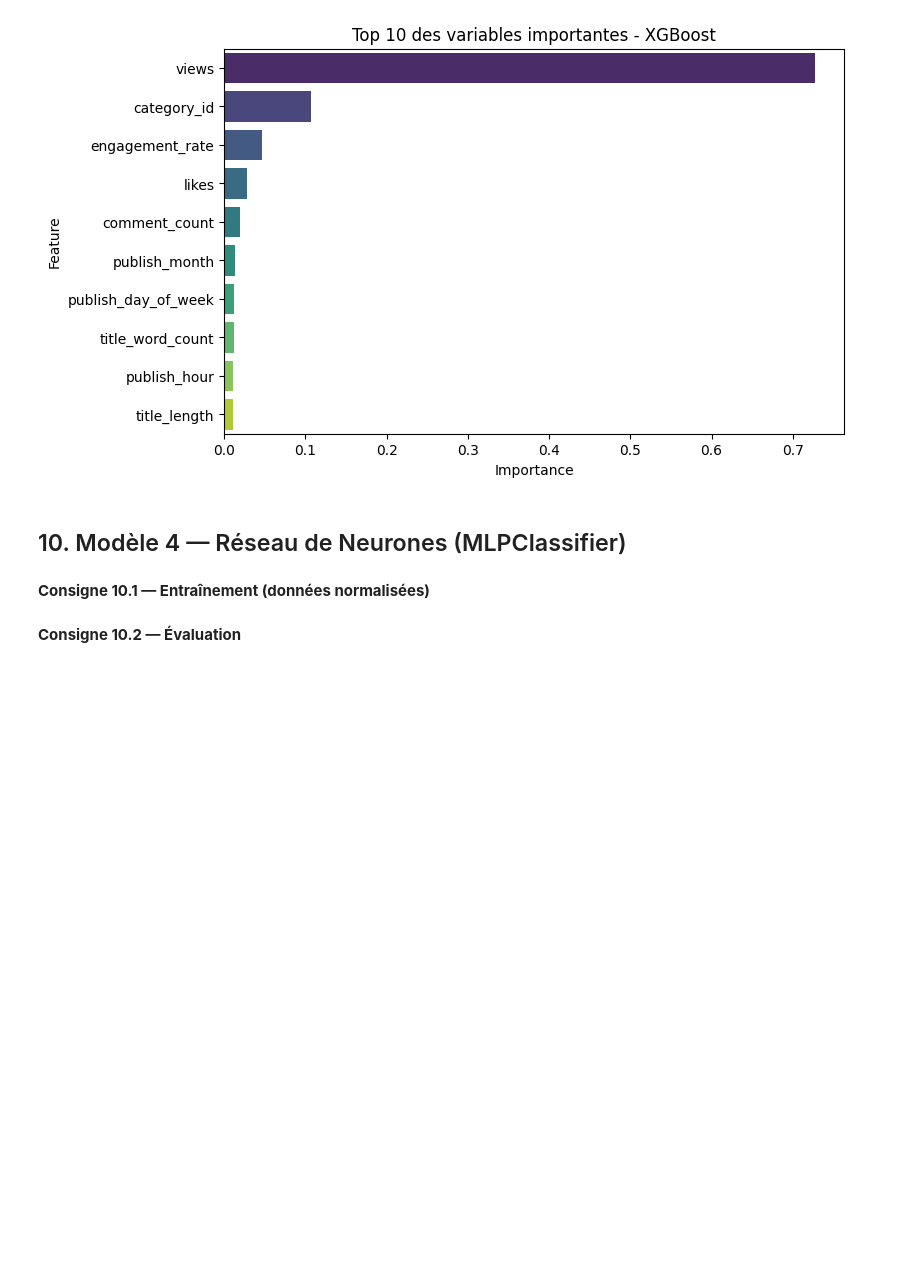
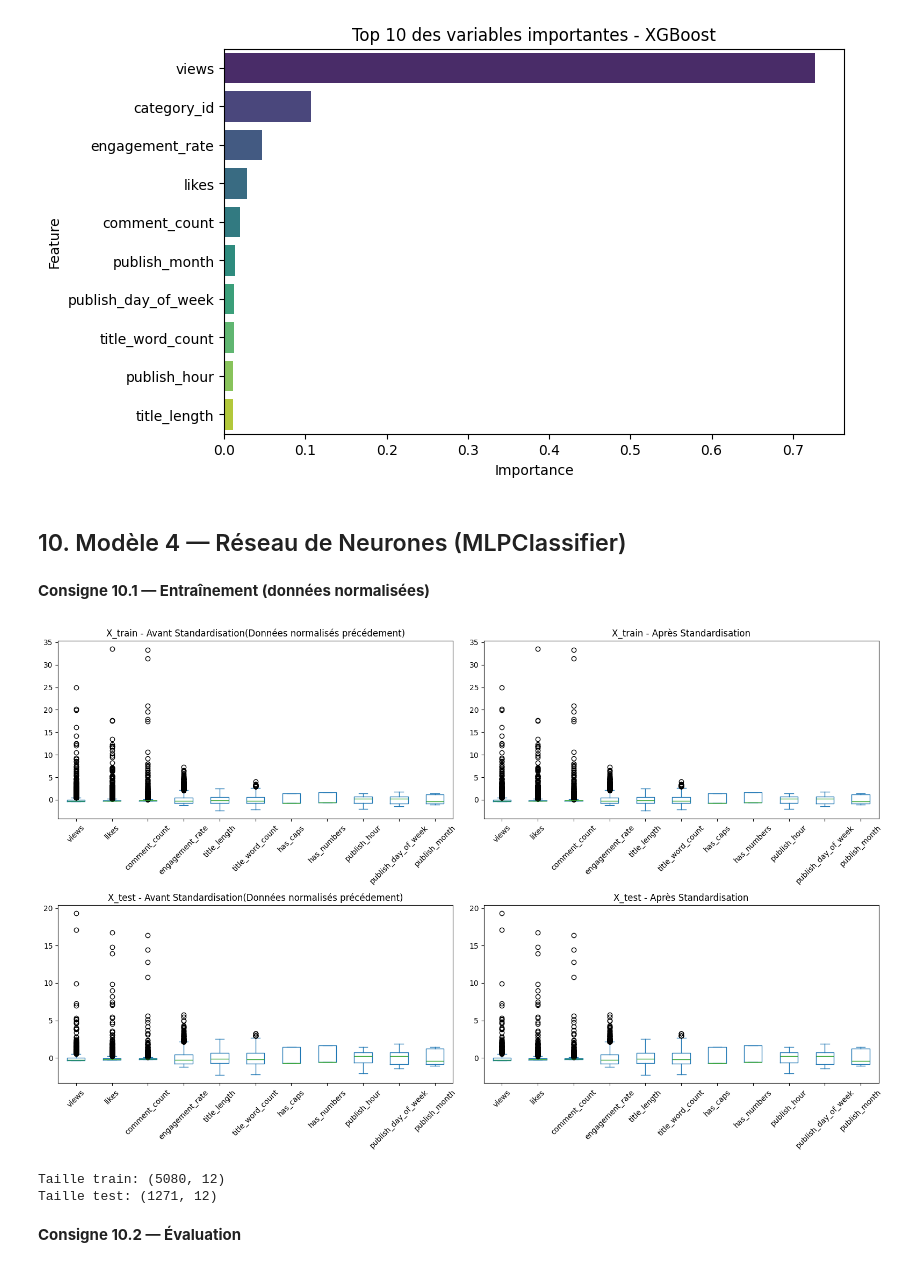
Before and after one commit to nabil-ghazali/Projet_ML_Youtube, a Jupyter notebook: projet-ml-youtube-trending-68b010e7b5bc2532236423.ipynb, the cells around one changed output. Saved outputs shown, nothing was run; the diff lists cells and outputs as text; code cells hidden in the pictures; blank space fills up the shorter version.

```diff
--- a/projet-ml-youtube-trending-68b010e7b5bc2532236423.ipynb
+++ b/projet-ml-youtube-trending-68b010e7b5bc2532236423.ipynb
@@ -1650,5 +1644,61 @@ F1-Score : 0.9780
 ## 10. Modèle 4 — Réseau de Neurones (MLPClassifier)
 # %% [markdown]
 **Consigne 10.1 — Entraînement (données normalisées)**
+# %%
+import matplotlib.pyplot as plt
+import pandas as pd
+from sklearn.preprocessing import StandardScaler
+
+# --- Ton code de normalisation ---
+scaler = StandardScaler()
+
+num_cols = [ 'views', 'likes', 'comment_count','engagement_rate',   # colonnes numériques
+    'title_length', 'title_word_count', 'has_caps', 'has_numbers',  # text features
+    'publish_hour', 'publish_day_of_week', 'publish_month']         # temporelle
+
+# On garde une copie "avant" pour comparer
+X_train_before = X_train[num_cols].copy()
+X_test_before = X_test[num_cols].copy()
+
+# Fit uniquement sur le train
+scaler.fit(X_train[num_cols])
+
+# Transformation
+X_train[num_cols] = scaler.transform(X_train[num_cols])
+X_test[num_cols]  = scaler.transform(X_test[num_cols])
+
+# --- VISUALISATION ---
+fig, axes = plt.subplots(2, 2, figsize=(16,10))
+
+# Train avant
+X_train_before.plot(kind="box", ax=axes[0,0])
+axes[0,0].set_title("X_train - Avant Standardisation(Données normalisés précédement)")
+axes[0,0].tick_params(axis='x', rotation=45)
+
+# Train après
+X_train[num_cols].plot(kind="box", ax=axes[0,1])
+axes[0,1].set_title("X_train - Après Standardisation")
+axes[0,1].tick_params(axis='x', rotation=45)
+
+# Test avant
+X_test_before.plot(kind="box", ax=axes[1,0])
+axes[1,0].set_title("X_test - Avant Standardisation(Données normalisés précédement)")
+axes[1,0].tick_params(axis='x', rotation=45)
+
+# Test après
+X_test[num_cols].plot(kind="box", ax=axes[1,1])
+axes[1,1].set_title("X_test - Après Standardisation")
+axes[1,1].tick_params(axis='x', rotation=45)
+
+plt.tight_layout()
+plt.show()
+
+# Vérifie les tailles
+print(f"Taille train: {X_train.shape}")
+print(f"Taille test: {X_test.shape}")
+# %% [output]
+[figure, added]
+Taille train: (5080, 12)
+Taille test: (1271, 12)
 # %%
 # VOTRE CODE ICI - Section 10.1
```
Also changed, not shown: parts of 25 cells of this notebook, 1 other file.
